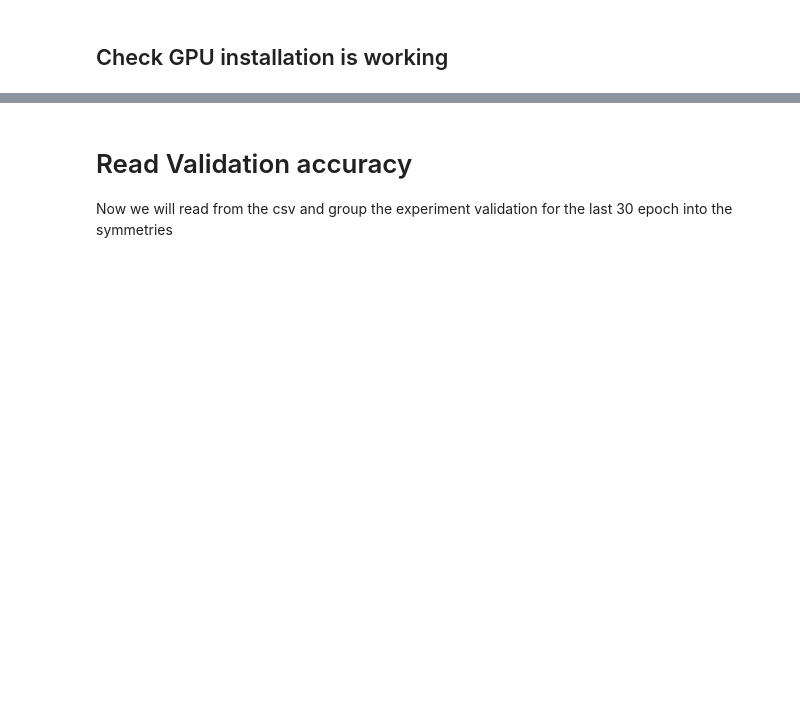
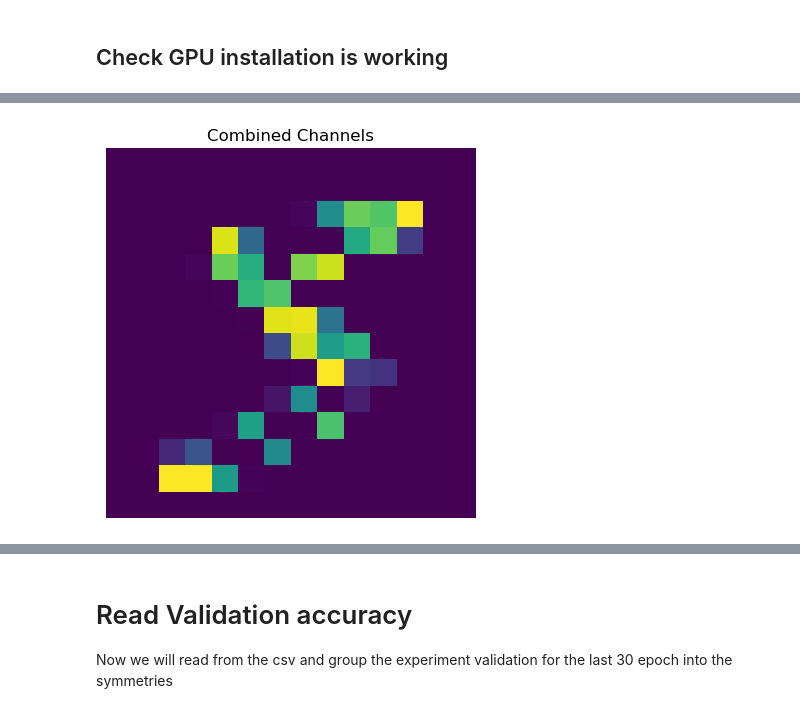
Before and after one commit to TheOpenSI/QML-QPF, a Jupyter notebook: Other_Grayscale_datastes_results/Mnist/Notebooks/mnist.ipynb, the cells around one changed output, grey strips where cells are left out. Saved outputs shown, nothing was run; the diff lists cells and outputs as text; code cells hidden in the pictures; blank space fills up the shorter version.

```diff
--- a/Other_Grayscale_datastes_results/Mnist/Notebooks/mnist.ipynb
+++ b/Other_Grayscale_datastes_results/Mnist/Notebooks/mnist.ipynb
@@ -254,0 +384,8 @@ def model(variant, tr_layer):
+# %%
+# Plot combined channels
+plt.imshow(img[:,:,1])  # imshow automatically handles multi-channel display
+plt.title("Combined Channels")
+plt.axis("off")
+plt.show()
+# %% [output]
+[figure, added]
```
Also changed, not shown: parts of 40 cells of this notebook, 12 other files.
